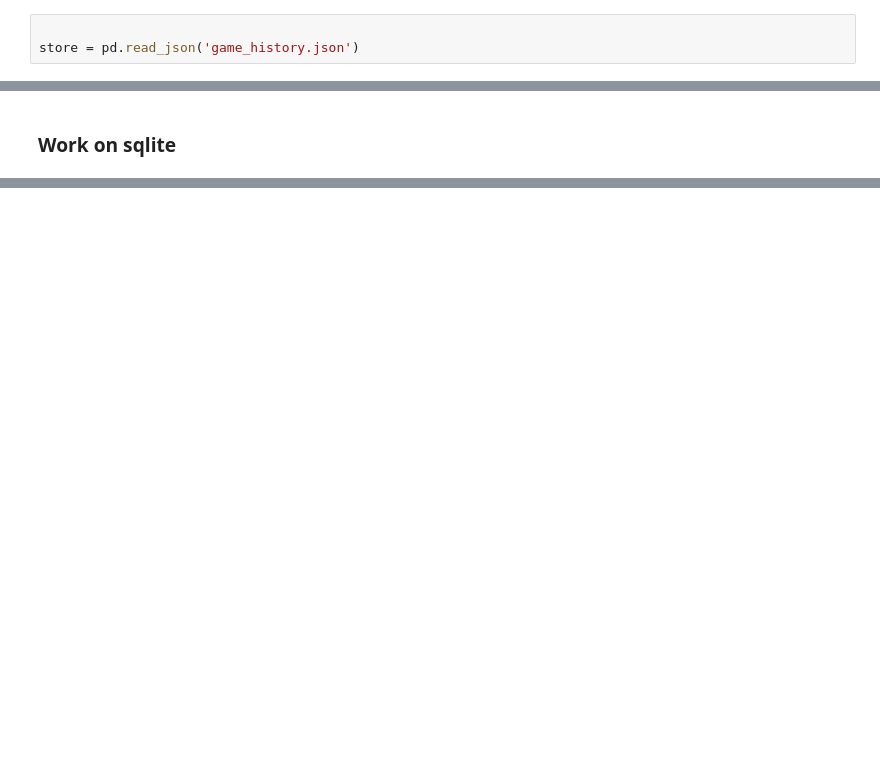
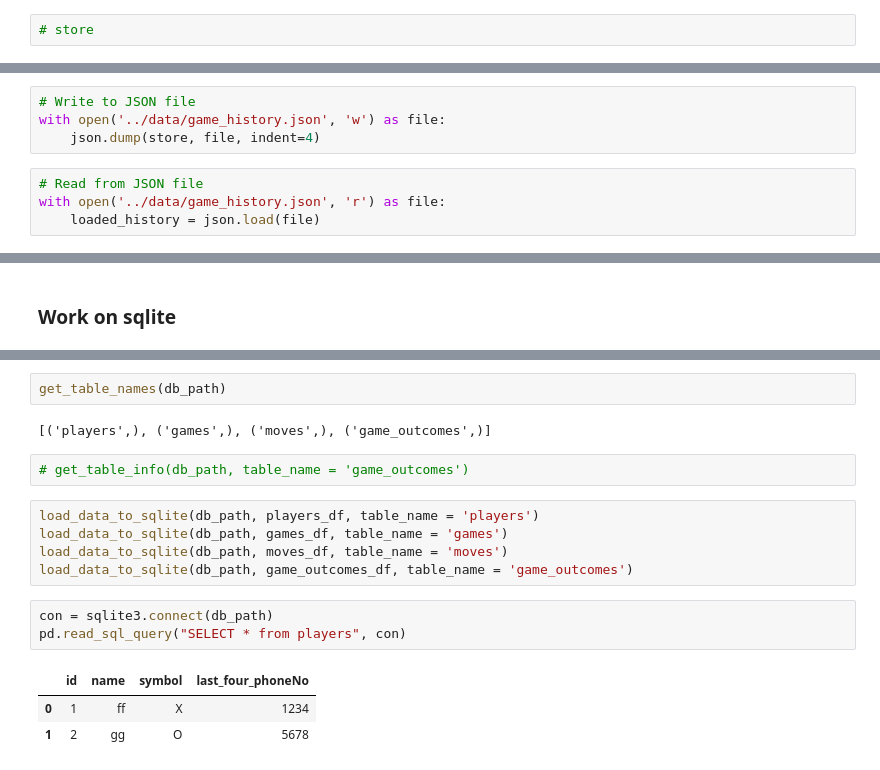
Before and after one commit to Franklin0603/tic-tac-toe-proj, a Jupyter notebook: project/ws/initial_codes.ipynb, the cells around one changed output, grey strips where cells are left out. Cells and saved outputs as stored; diff of their text form; blank space fills up the shorter version.

```diff
--- a/project/ws/initial_codes.ipynb
+++ b/project/ws/initial_codes.ipynb
@@ -1087,3 +1075,2 @@ store
 # %%
-
-store = pd.read_json('game_history.json')
+# store
@@ -1120,0 +1077,8 @@ game_outcomes_df
+# %%
+# Write to JSON file
+with open('../data/game_history.json', 'w') as file:
+    json.dump(store, file, indent=4)
+# %%
+# Read from JSON file
+with open('../data/game_history.json', 'r') as file:
+    loaded_history = json.load(file)
@@ -1221,0 +1249,18 @@ run_query(db_path: str, statement: str)
+# %%
+get_table_names(db_path)
+# %% [output]
+[('players',), ('games',), ('moves',), ('game_outcomes',)]
+# %%
+# get_table_info(db_path, table_name = 'game_outcomes')
+# %%
+load_data_to_sqlite(db_path, players_df, table_name = 'players')
+load_data_to_sqlite(db_path, games_df, table_name = 'games')
+load_data_to_sqlite(db_path, moves_df, table_name = 'moves')
+load_data_to_sqlite(db_path, game_outcomes_df, table_name = 'game_outcomes')
+# %%
+con = sqlite3.connect(db_path)
+pd.read_sql_query("SELECT * from players", con)
+# %% [output]
+|  | id | name | symbol | last_four_phoneNo |
+| 0 | 1 | ff | X | 1234 |
+| 1 | 2 | gg | O | 5678 |
```
Also changed, not shown: parts of 15 cells of this notebook, 3 other files.
